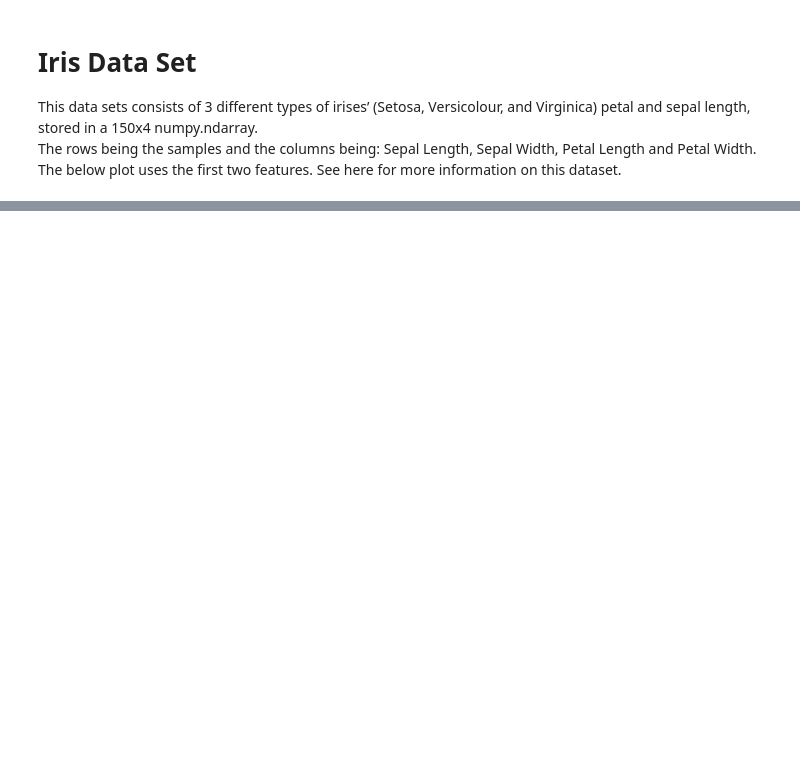
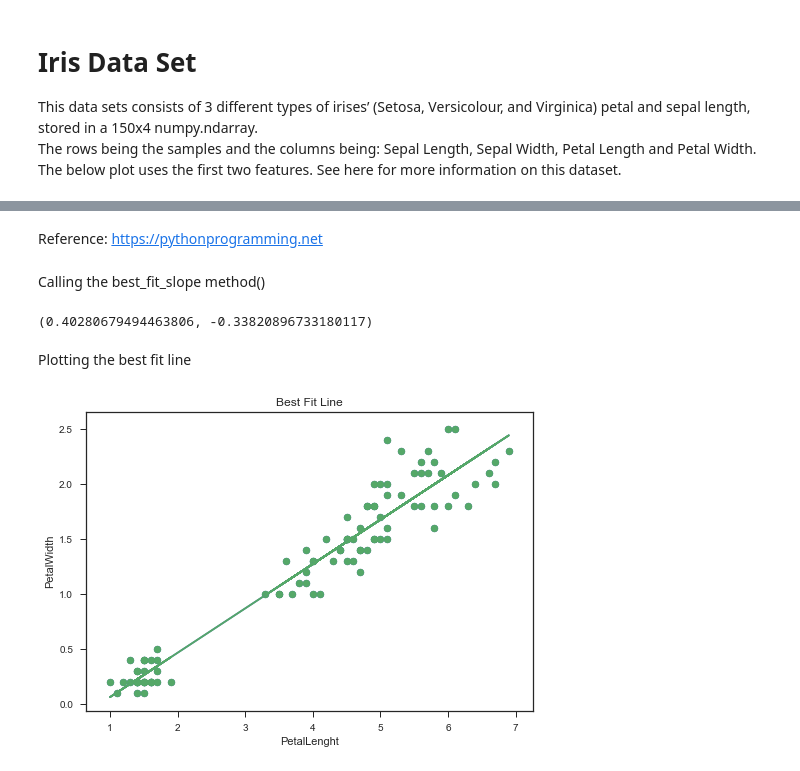
Before and after one commit to karlesleith/Iris-DataSet, a Jupyter notebook: Iris Data Set.ipynb, the cells around one changed output, grey strips where cells are left out. Saved outputs shown, nothing was run; the diff lists cells and outputs as text; code cells hidden in the pictures; blank space fills up the shorter version.

```diff
--- a/Iris Data Set.ipynb
+++ b/Iris Data Set.ipynb
@@ -42,0 +122,27 @@ Print('Hello')
+# %%
+def best_fit_slope(x,y):
+    m= (((mean(x) * mean (y)) - mean(x*y)) / ((mean(x) * mean (x)) - mean(x*x)))
+    b = mean(y) - m*mean(x)
+    return m, b
+# %% [markdown]
+Reference: https://pythonprogramming.net
+# %% [markdown]
+Calling the best_fit_slope method()
+# %%
+best_fit_slope(petalLenght, petalWidth)
+# %% [output]
+(0.40280679494463806, -0.33820896733180117)
+# %% [markdown]
+Plotting the best fit line
+# %%
+m,b = best_fit_slope(petalLenght, petalWidth)
+bestline = [(m*x)+b for x in petalLenght]
+
+plt.scatter(petalLenght,petalWidth)
+plt.plot(petalLenght, bestline)
+plt.xlabel("PetalLenght")
+plt.ylabel("PetalWidth")
+plt.title("Best Fit Line")
+plt.show()
+# %% [output]
+[figure, added]
```
Also changed, not shown: parts of 24 cells of this notebook, 2 other files.
